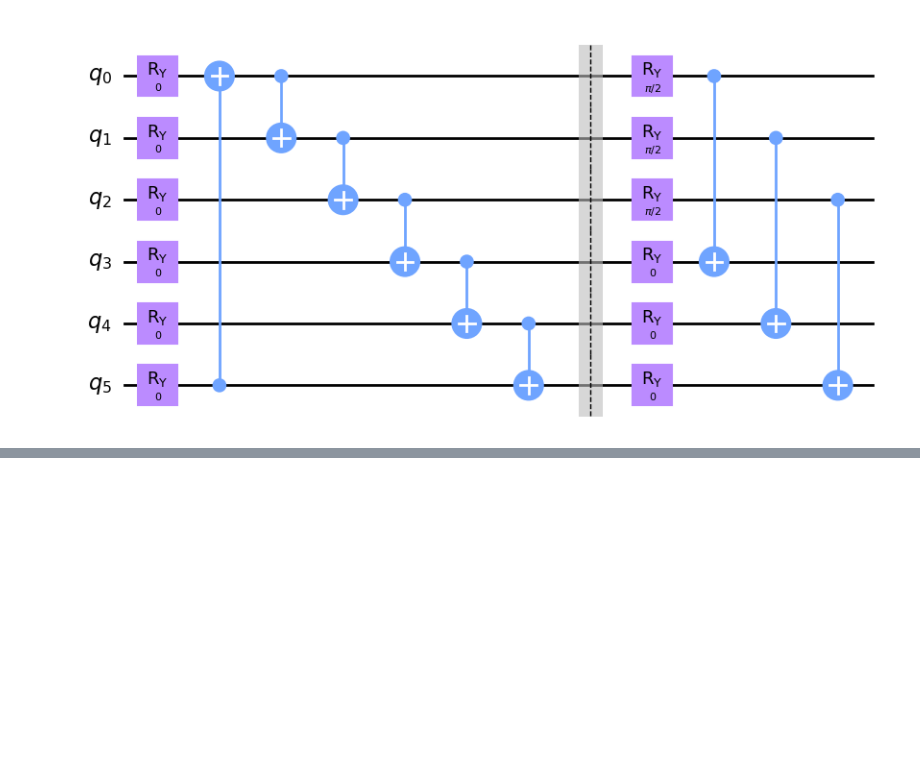
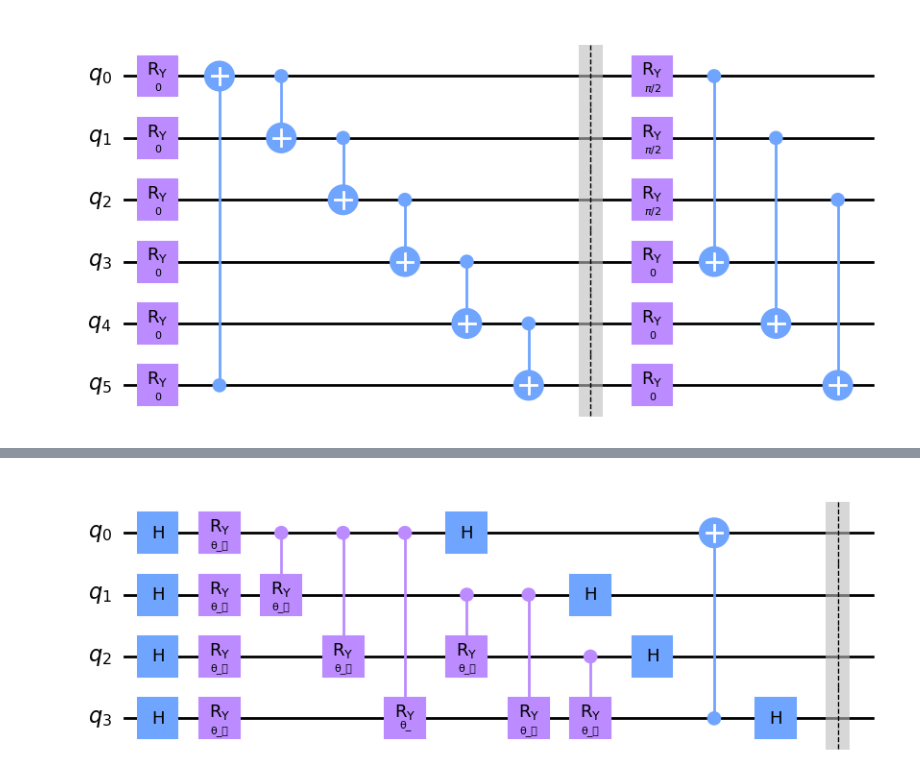
Before and after one commit to burakvarol123/Matrix-Models-with-Quantum-Computing, a Jupyter notebook: tryouts.ipynb, the cells around one changed output, grey strips where cells are left out. Saved outputs shown, nothing was run; the diff lists cells and outputs as text; code cells hidden in the pictures; blank space fills up the shorter version.

```diff
--- a/tryouts.ipynb
+++ b/tryouts.ipynb
@@ -142,0 +157,4 @@ an.ansatz_hadamard(8,1).draw("mpl")
+# %%
+an.ansatz_cry_optimized(4,1).draw("mpl")
+# %% [output]
+[figure, added]
```
Also changed, not shown: parts of 6 cells of this notebook.
